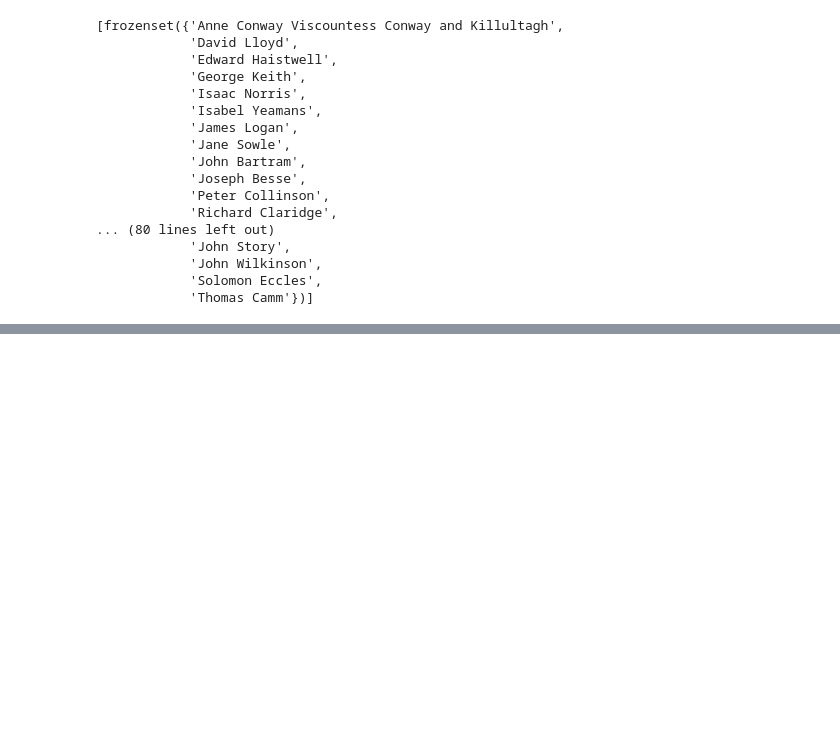
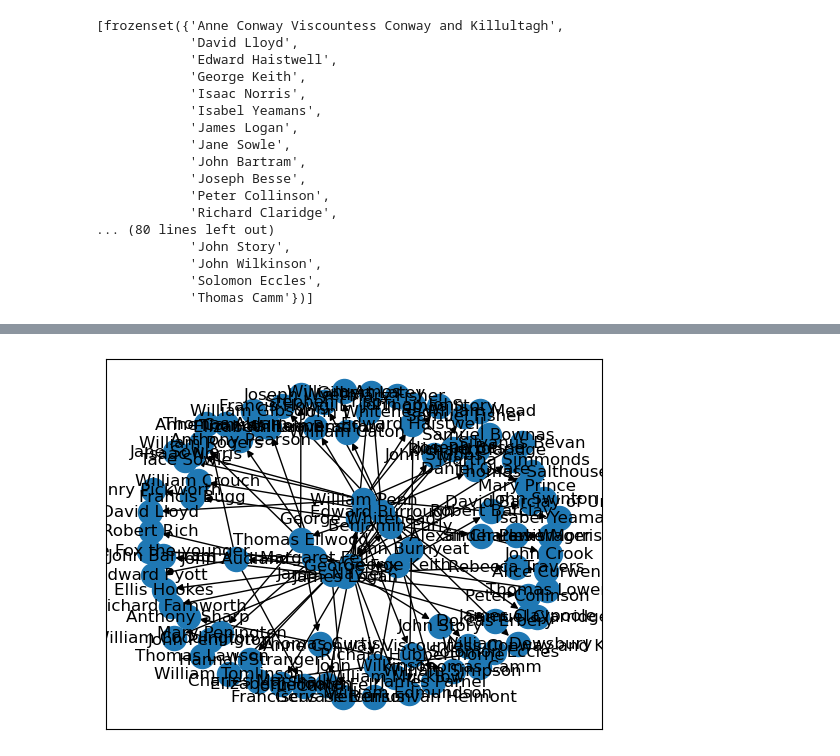
Before and after one commit to SALEM-MAISSA/Analyse-reseaux-sociaux, a Jupyter notebook: Analyse de réseau.ipynb, the cells around one changed output, grey strips where cells are left out. Cells and saved outputs as stored; diff of their text form; code cells hidden in the pictures; blank space fills up the shorter version.

```diff
--- a/Analyse de réseau.ipynb
+++ b/Analyse de réseau.ipynb
@@ -407,0 +371,2 @@ greedy_modularity_communities(us_graph)
+# %%
+group3 = nx.bfs_tree(us_graph,'Edward Burrough')
@@ -407,0 +381,4 @@ greedy_modularity_communities(us_graph)
+# %%
+nx.draw_networkx(group3)
+# %% [output]
+[figure, added]
```
Also changed, not shown: parts of 55 cells of this notebook, 1 other file.
